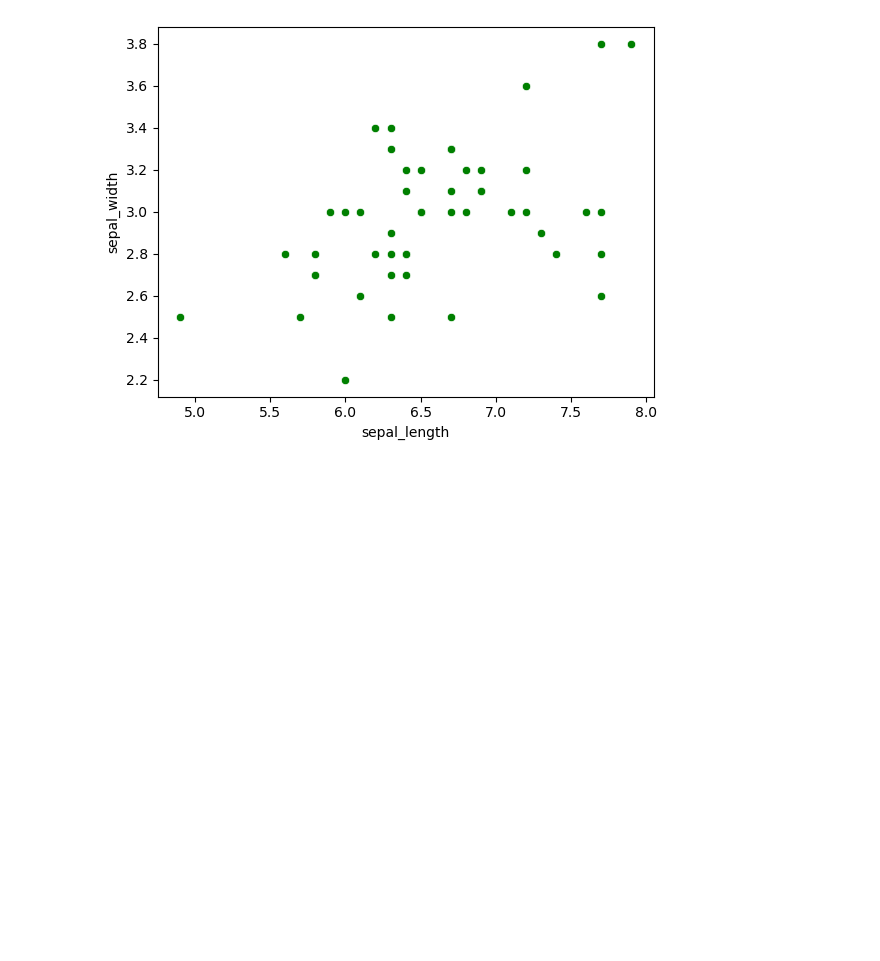
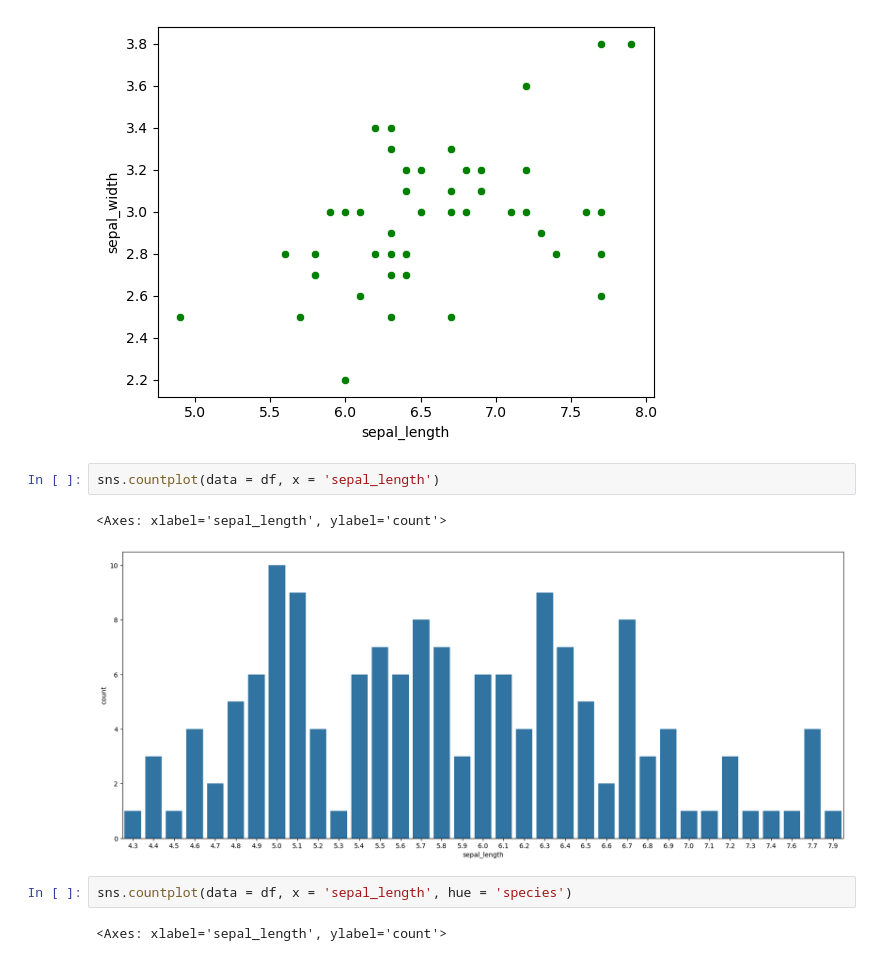
Before and after one commit to rehandbit/Data-Science, a Jupyter notebook: data_visualization/Practice - data visualization.ipynb, the cells around one changed output. Saved outputs shown, nothing was run; the diff lists cells and outputs as text; blank space fills up the shorter version.

```diff
--- a/data_visualization/Practice - data visualization.ipynb
+++ b/data_visualization/Practice - data visualization.ipynb
@@ -220,3 +222,12 @@ sns.scatterplot(data = df[df["species"] == 'virginica'] , x = 'sepal_length', y=
 # %% [output]
 <Axes: xlabel='sepal_length', ylabel='sepal_width'>
 [figure]
+# %%
+sns.countplot(data = df, x = 'sepal_length')
+# %% [output]
+<Axes: xlabel='sepal_length', ylabel='count'>
+[figure, added]
+# %%
+sns.countplot(data = df, x = 'sepal_length', hue = 'species')
+# %% [output]
+<Axes: xlabel='sepal_length', ylabel='count'>
```
Also changed, not shown: parts of 3 cells of this notebook.
